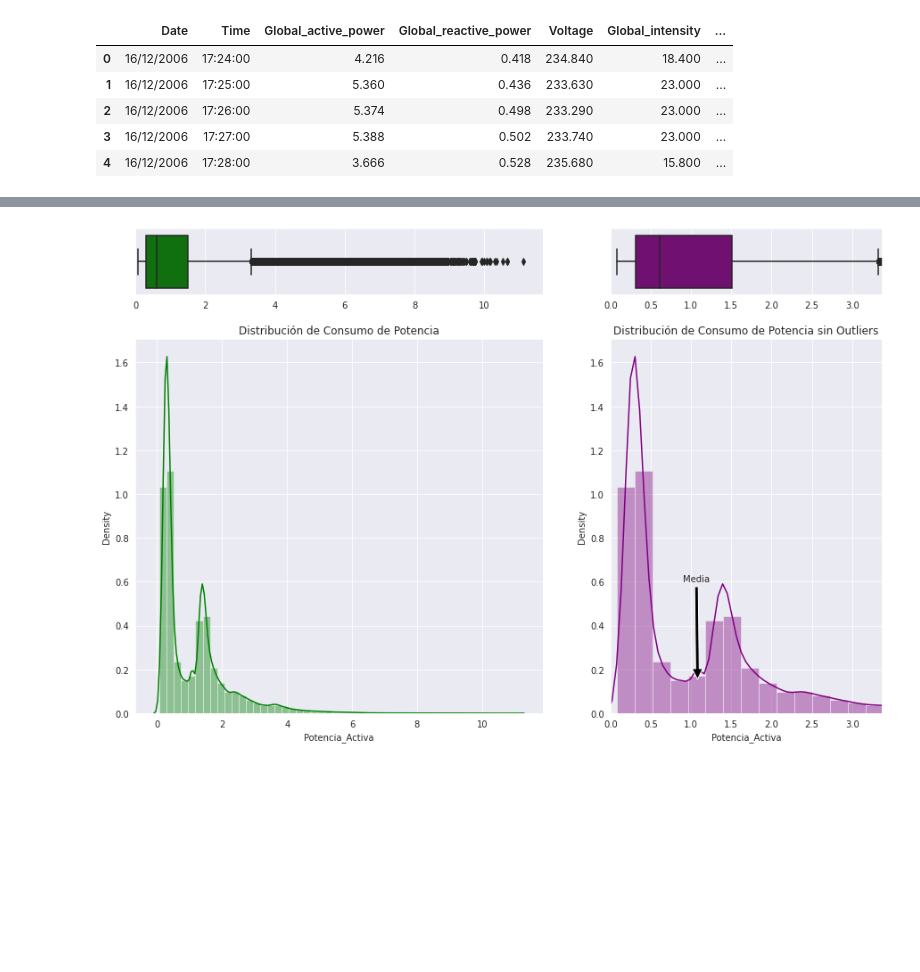
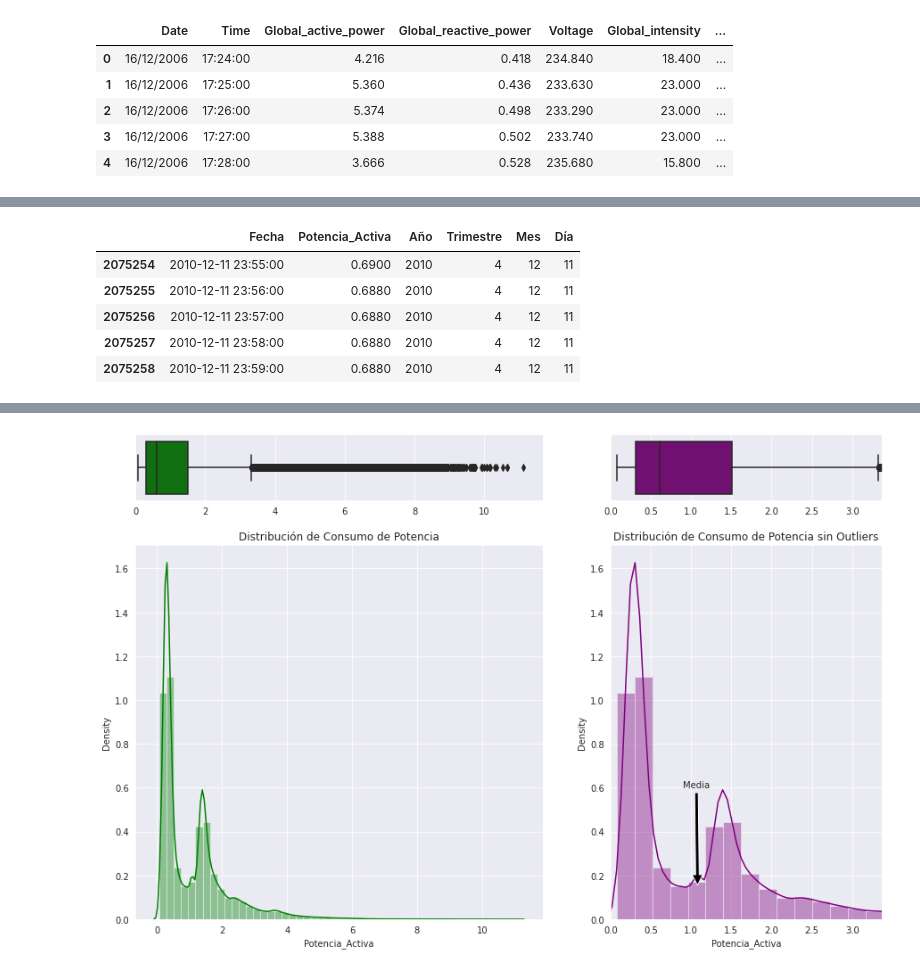
Before and after one commit to XLDiaz/MLearning_HEConsumption, a Jupyter notebook: Limpieza_de_Datos_y_Visualizaciones.ipynb, the cells around one changed output, grey strips where cells are left out. Cells and saved outputs as stored; diff of their text form; code cells hidden in the pictures; blank space fills up the shorter version.

```diff
--- a/Limpieza_de_Datos_y_Visualizaciones.ipynb
+++ b/Limpieza_de_Datos_y_Visualizaciones.ipynb
@@ -94,0 +92,9 @@ df=df.loc[:,['Fecha','Potencia_Activa', 'Año','Trimestre','Mes','Día']]
+# %%
+df.tail()
+# %% [output]
+|  | Fecha | Potencia_Activa | Año | Trimestre | Mes | Día |
+| 2075254 | 2010-12-11 23:55:00 | 0.6900 | 2010 | 4 | 12 | 11 |
+| 2075255 | 2010-12-11 23:56:00 | 0.6880 | 2010 | 4 | 12 | 11 |
+| 2075256 | 2010-12-11 23:57:00 | 0.6880 | 2010 | 4 | 12 | 11 |
+| 2075257 | 2010-12-11 23:58:00 | 0.6880 | 2010 | 4 | 12 | 11 |
+| 2075258 | 2010-12-11 23:59:00 | 0.6880 | 2010 | 4 | 12 | 11 |
```
Also changed, not shown: parts of 6 cells of this notebook.
